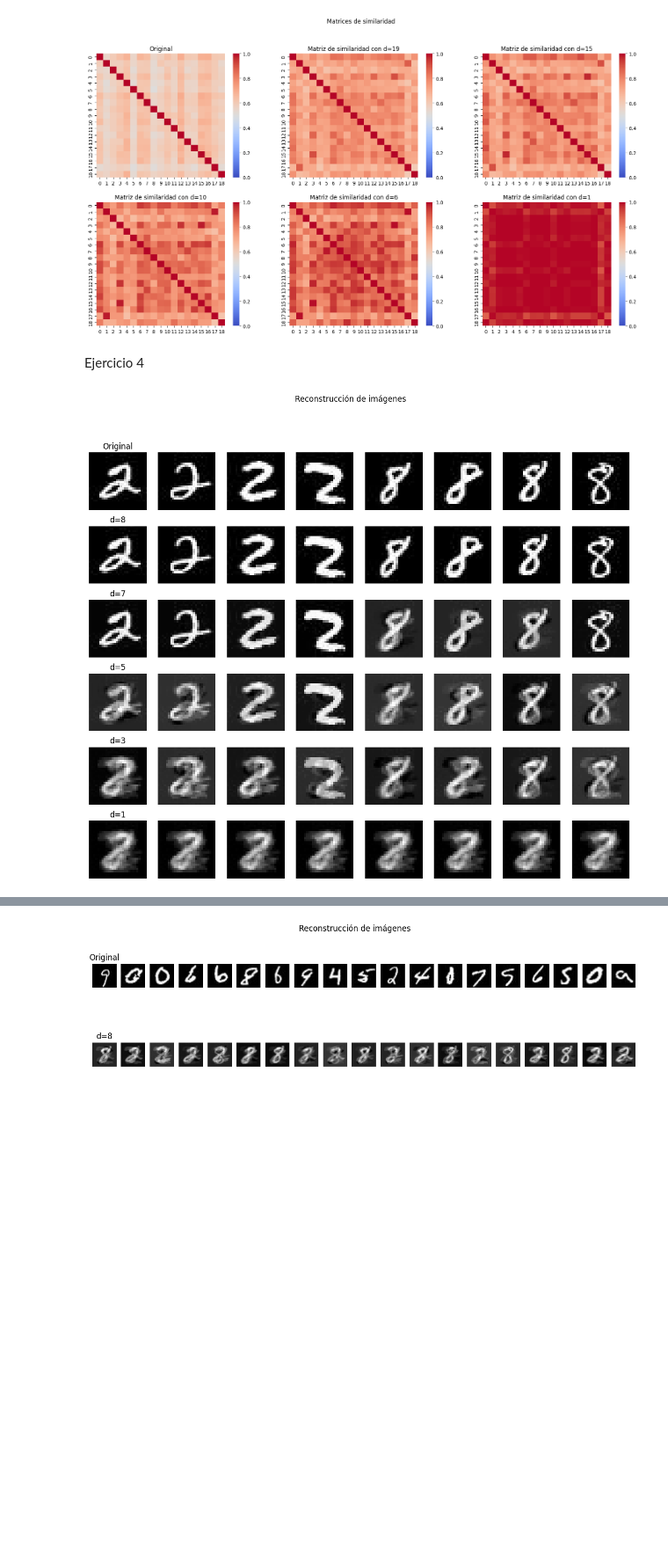
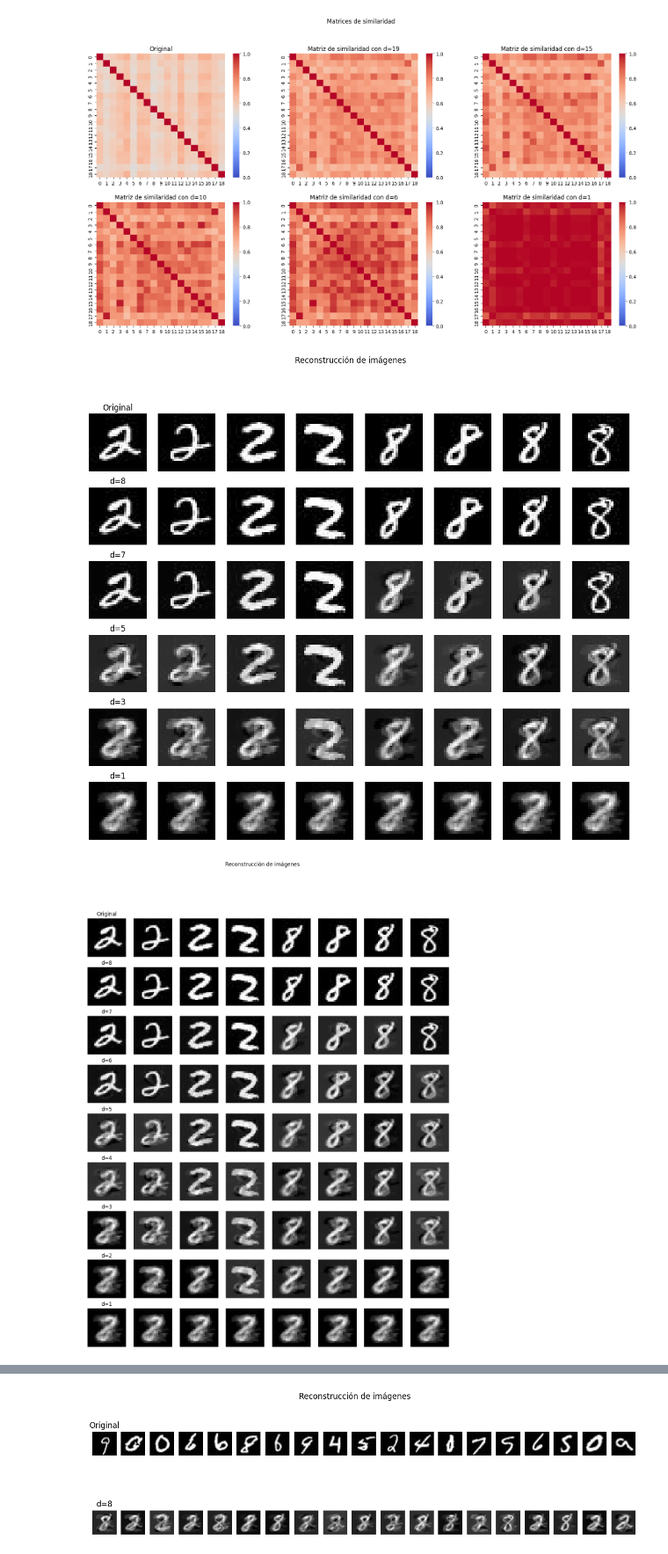
Before and after one commit to lucasU1969/tp_m-todos_2, a Jupyter notebook: punto2.ipynb, the cells around one changed output, grey strips where cells are left out. Shown at 88% size. Saved outputs shown, nothing was run; the diff lists cells and outputs as text; code cells hidden in the pictures; blank space fills up the shorter version.

```diff
--- a/punto2.ipynb
+++ b/punto2.ipynb
@@ -92,17 +90,10 @@ images_matrix = np.array(images)
 
 components_list = [19, 15, 10, 6, 1]
 reconstructed_images_list = []
-Vt_list = []
-U_list = []
-Z_list = []
 
 for n_components in components_list:
-    images_reconstructed, Vt, U, S = pca_svd(images_matrix, n_components)
+    images_reconstructed, _, _, _ = pca_svd(images_matrix, n_components)
     reconstructed_images_list.append(images_reconstructed)
-    Vt_list.append(Vt)
-    U_list.append(U)
-
-image_shape = (28, 28)
 
 show_images_multiple_reconstructions(images_matrix, reconstructed_images_list, image_shape, components_list)
 # %% [output]
@@ -142,22 +131,29 @@ for i, sim_matrix in enumerate(similarity_matrices):
 plt.show()
 # %% [output]
 [figure]
-# %% [markdown]
-Ejercicio 4
 # %%
 # 4 graficar imagenes 2
 images = load_images_from_folder('datasets_imgs_02')
 images_matrix_02 = np.array(images)
 
 n_componentes_pares = [8,7,5,3,1]
 reconstructed_images_list_02_conpares=[]
 for n_components in n_componentes_pares:
     images_reconstructed_conpares, _, _, _ = pca_svd(images_matrix_02, n_components)
     reconstructed_images_list_02_conpares.append(images_reconstructed_conpares)
 
 show_images_multiple_reconstructions(images_matrix_02, reconstructed_images_list_02_conpares, image_shape, n_componentes_pares)
+
+components_list_02 = [8,7,6,5,4,3,2,1]
+reconstructed_images_list_02=[]
+for n_components in components_list_02:
+    images_reconstructed, _, _, _ = pca_svd(images_matrix_02, n_components)
+    reconstructed_images_list_02.append(images_reconstructed)
+
+show_images_multiple_reconstructions(images_matrix_02, reconstructed_images_list_02, image_shape, components_list_02)
 # %% [output]
 [figure]
+[figure, added]
 # %%
 #Matrices de similaridad
 sigma = calculate_sigma(images_matrix_02)
```
Also changed, not shown: parts of 6 cells of this notebook.
